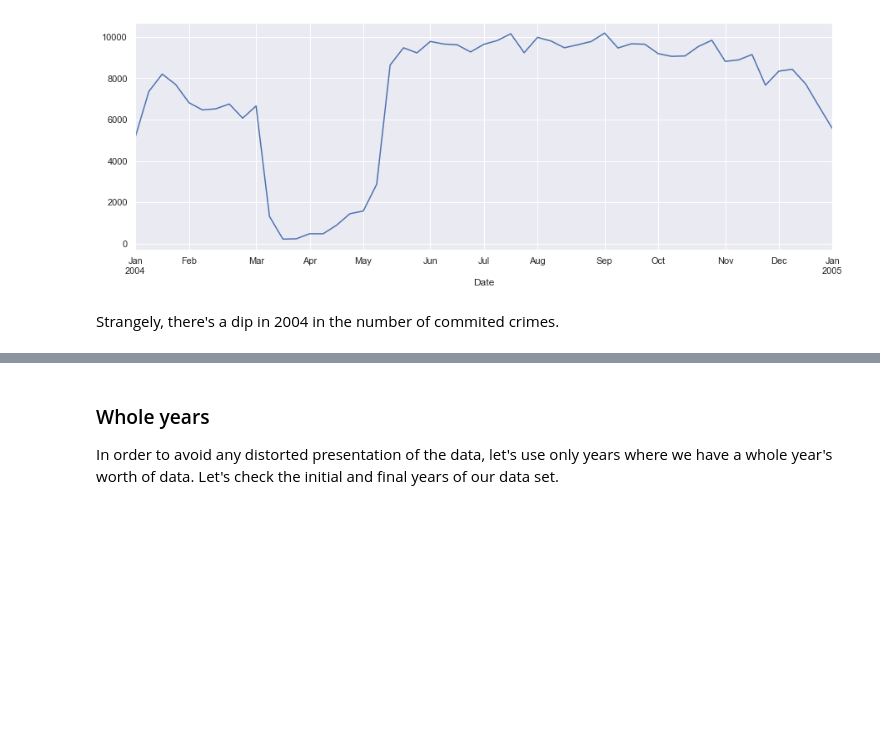
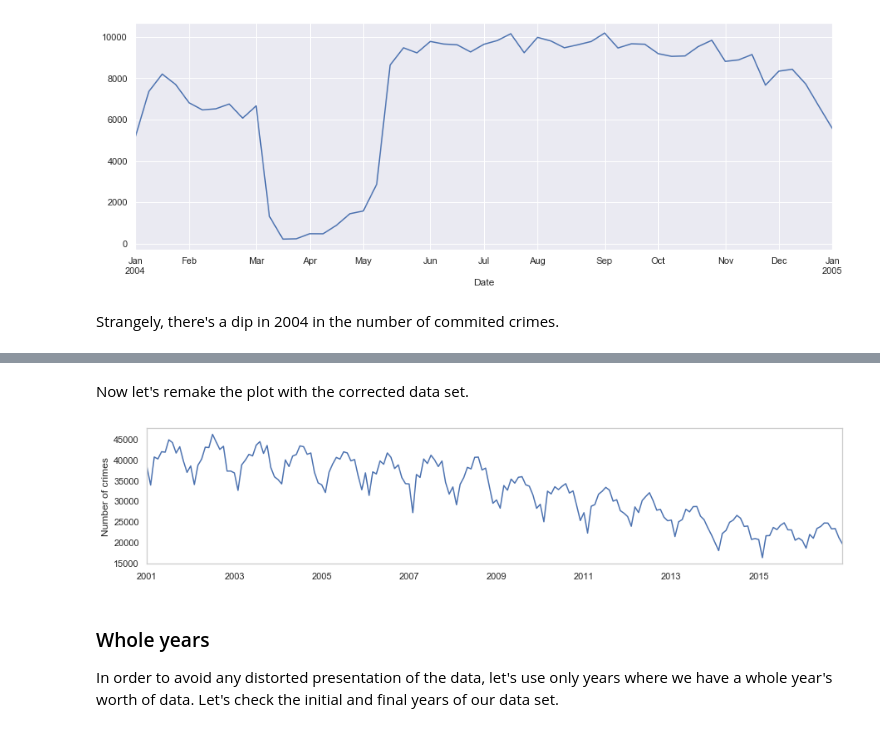
Before and after one commit to vbernardes/chicago-crime-dataviz, a Jupyter notebook: EDA.ipynb, the cells around one changed output, grey strips where cells are left out. Saved outputs shown, nothing was run; the diff lists cells and outputs as text; code cells hidden in the pictures; blank space fills up the shorter version.

Commit message:
Correct data for 2001-2004

```diff
--- a/EDA.ipynb
+++ b/EDA.ipynb
@@ -50,6 +50,7 @@ Total number of rows: 7941282
 Since all data sets are going to be used in this analysis, let's combine all of them into a single variable to make them easier to work with.
 # %%
 crimes_df = pd.concat(datasets)
+crimes_df.sort_index(inplace=True)
 # %% [markdown]
 ### Missing Data
 
@@ -136,0 +150,3 @@ Strangely, there's a dip in 2004 in the number of commited crimes.
+# %%
+crimes_2001_2004_DS = pd.read_pickle('data/chicago_crime_2001_2004_from_DS.pkl')
+crimes_2001_2004_DS.head()
@@ -137,3 +161,15 @@ Strangely, there's a dip in 2004 in the number of commited crimes.
+# %%
+crimes_df = crimes_df.drop(crimes_df['2001':'2004'].index)
+# %%
+crimes_df = pd.concat([crimes_2001_2004_DS, crimes_df])
+crimes_df.sort_index(inplace=True)
+# %% [markdown]
+Now let's remake the plot with the corrected data set.
+# %%
+crimes_df.resample('M').size().plot(figsize=(15,3))
+plt.ylabel('Number of crimes');
+# %% [output]
+[figure, added]
 # %% [markdown]
 ### Whole years
 
```
Also changed, not shown: parts of 5 cells of this notebook.
